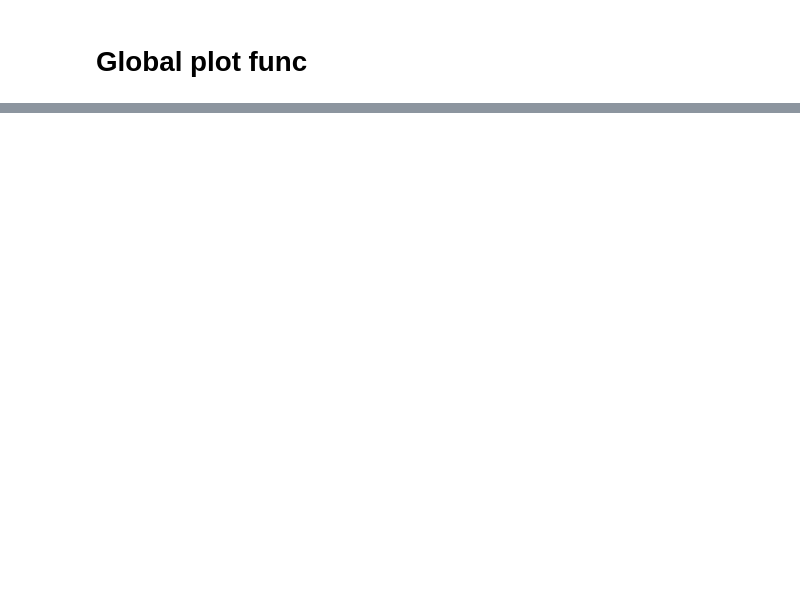
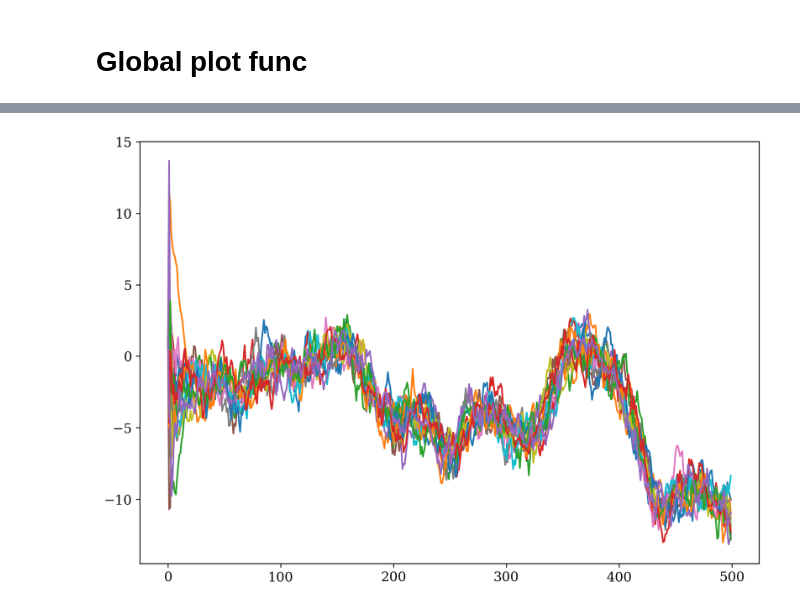
Before and after one commit to hnykda/diplomka-nbs, a Jupyter notebook: nbs/tex-charting-multiple.ipynb, the cells around one changed output, grey strips where cells are left out. Saved outputs shown, nothing was run; the diff lists cells and outputs as text; code cells hidden in the pictures; blank space fills up the shorter version.

```diff
--- a/nbs/tex-charting-multiple.ipynb
+++ b/nbs/tex-charting-multiple.ipynb
@@ -29,0 +66,3 @@ def savef(name):
+# %%
+nodiff_G = create_w_nodes(NODES, trj,  cov_init)
+nodiff_G.kf_no_diffusion(true_traj.T)
@@ -29,0 +141,6 @@ def savef(name):
+# %%
+for nd in list(nodiff_G.nodes):
+    xs = np.array(nd.logger['x'])[:, 3]
+    plt.plot(xs)
+# %% [output]
+[figure, added]
```
Also changed, not shown: parts of 21 cells of this notebook, 3 other files.
